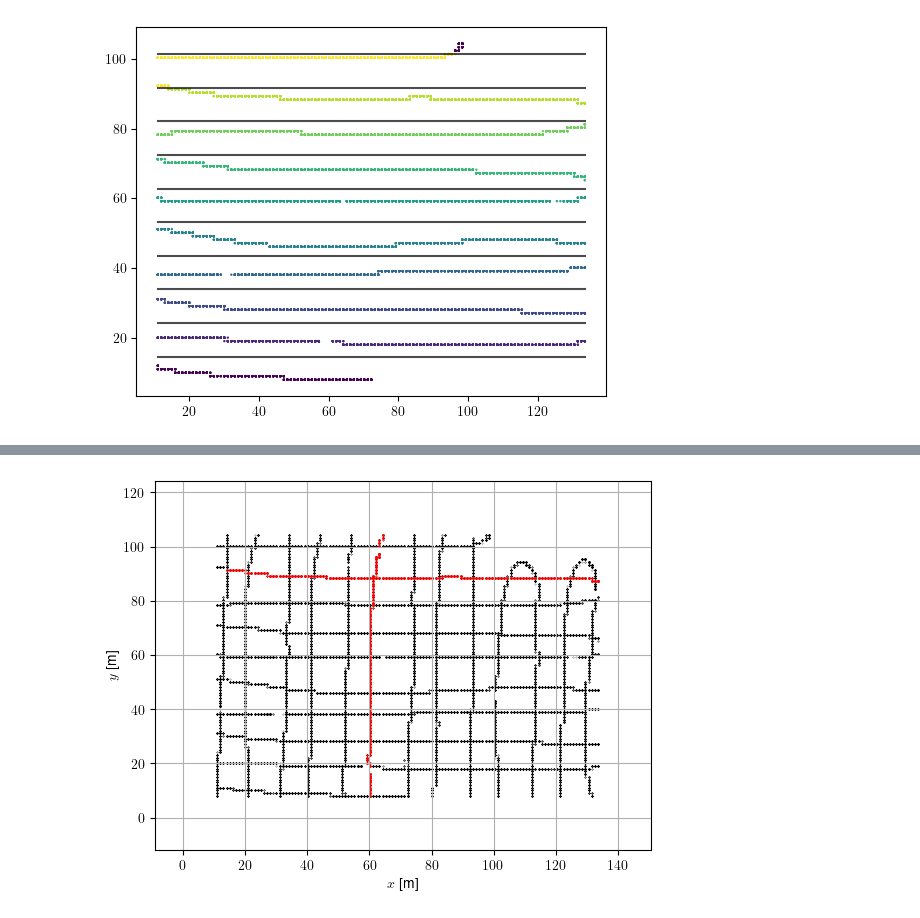
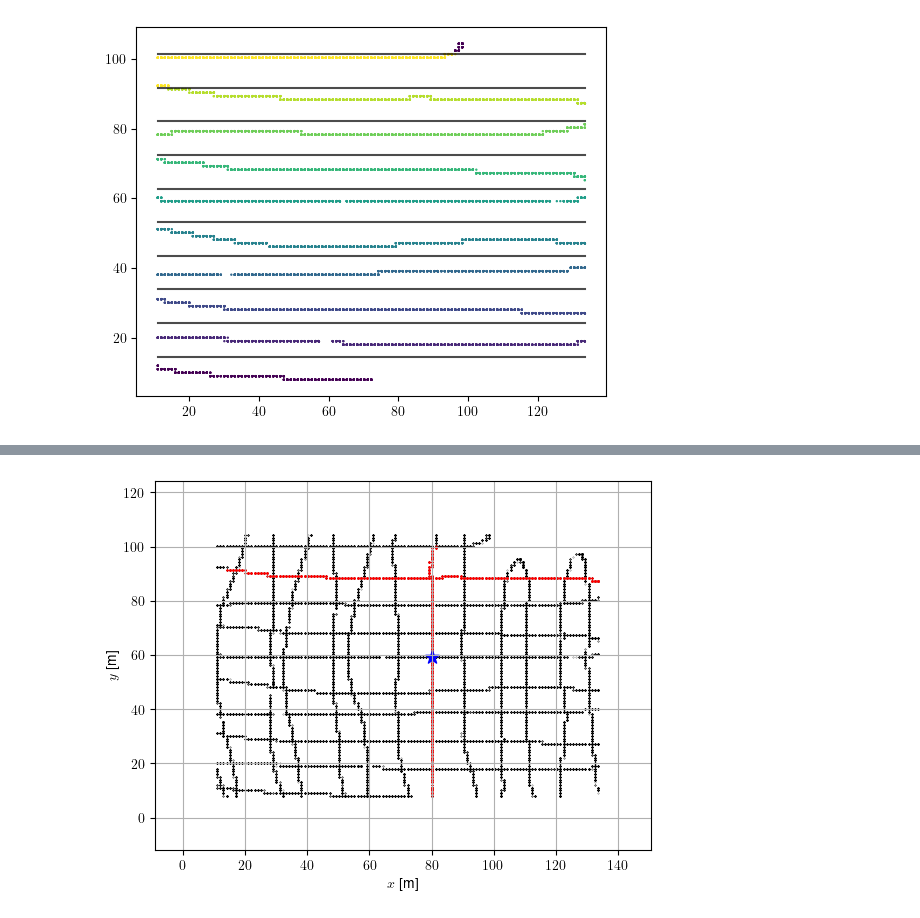
Before and after one commit to andrespulido8/sonar_sparse_point_cloud, a Jupyter notebook: read_echogram.ipynb, the cells around one changed output, grey strips where cells are left out. Drawn from its saved outputs; the diff is of its cells as text; code cells hidden in the pictures.

```diff
--- a/read_echogram.ipynb
+++ b/read_echogram.ipynb
@@ -486,7 +502,7 @@ def dir_comparison(no_so_model, no_so, ea_we_model, ea_we, is_plot=True):
 # %%
-no_so1 = [ 6676,  7665,     0]
+no_so1 = [ 6200,  7400, 4]
 ea_we1 = [ 1066,  2432,     3]
 no_so_range1 = range(no_so1[0], no_so1[1])
 ea_we_range1 = range(ea_we1[0], ea_we1[1])
-dir_comparison(dataset_012022[files[no_so1[2]]], no_so_range1, dataset_012022[files[ea_we1[2]]], ea_we_range1, is_plot=True)
+dir_comparison(cropped_dataset[files[no_so1[2]]], no_so_range1, cropped_dataset[files[ea_we1[2]]], ea_we_range1, is_plot=True)
 # %% [output]
@@ -499,24 +513,25 @@ Distance between points:  18.41931623068557 [cm]
 # %%
 plt.style.use("default")
 
 plt.rcParams.update({
     "text.usetex": True,
     "font.family": "sans-serif",
     "font.sans-serif": ["Helvetica"]})
 
 fig, ax = plt.subplots()
 ax.scatter(cropped_dataset[files[no_so1[2]]].X, cropped_dataset[files[no_so1[2]]].Y, c='k', s=0.05, alpha=0.8)
-ax.scatter(cropped_dataset[files[ea_we1[2]]].X, cropped_dataset[files[ea_we1[2]]].Y, c='k', s=0.05, alpha=0.8)
+ax.scatter(cropped_dataset[files[ea_we1[2]]].X, cropped_dataset[files[ea_we1[2]]].Y, c='k', s=0.05, alpha=0.8)  #.df['X_m'].to_numpy()
 ax.scatter(cropped_dataset[files[no_so1[2]]].X[no_so_range1], cropped_dataset[files[no_so1[2]]].Y[no_so_range1], c='r', s=0.1, )
 ax.scatter(cropped_dataset[files[ea_we1[2]]].X[ea_we_range1], cropped_dataset[files[ea_we1[2]]].Y[ea_we_range1], c='r', s=0.1)
+plt.scatter(80.26912718825042, 59.19848129991442, s=100, marker="*", c='blue')
 #ax.set_aspect('equal')
 ax.set_xlabel('$x$ [m]')
 ax.set_ylabel('$y$ [m]')
 plt.xlim(xmin-10, xmax+10)
 plt.ylim(ymin-10, ymax+10)
 plt.grid()
 plt.show()
 fig.savefig('paper_figures/pattern1.jpg', dpi=fig.dpi)
 # %% [output]
-[figure, old version]
+[figure, new version]
 # %%
```
Also changed, not shown: parts of 11 cells of this notebook.
